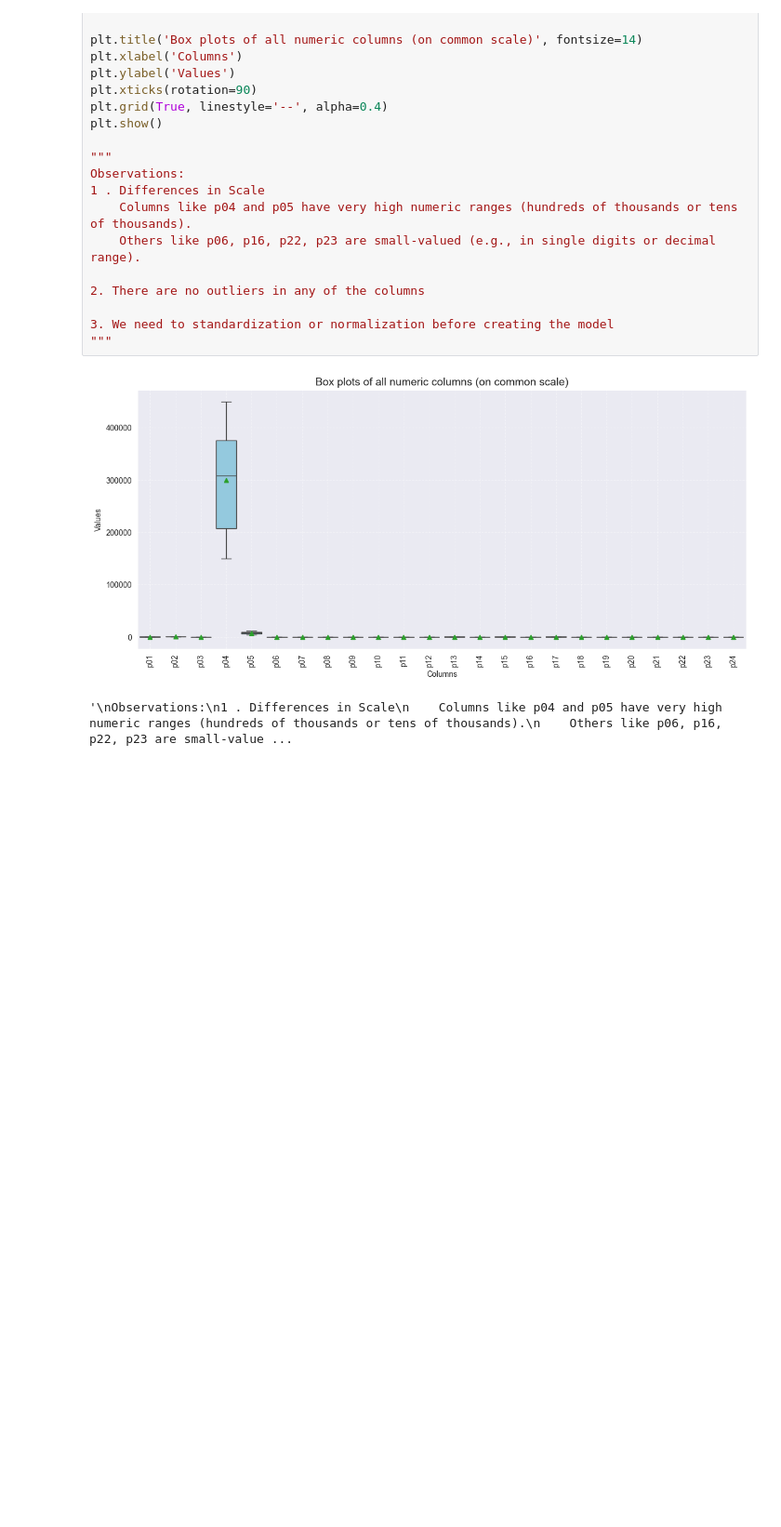
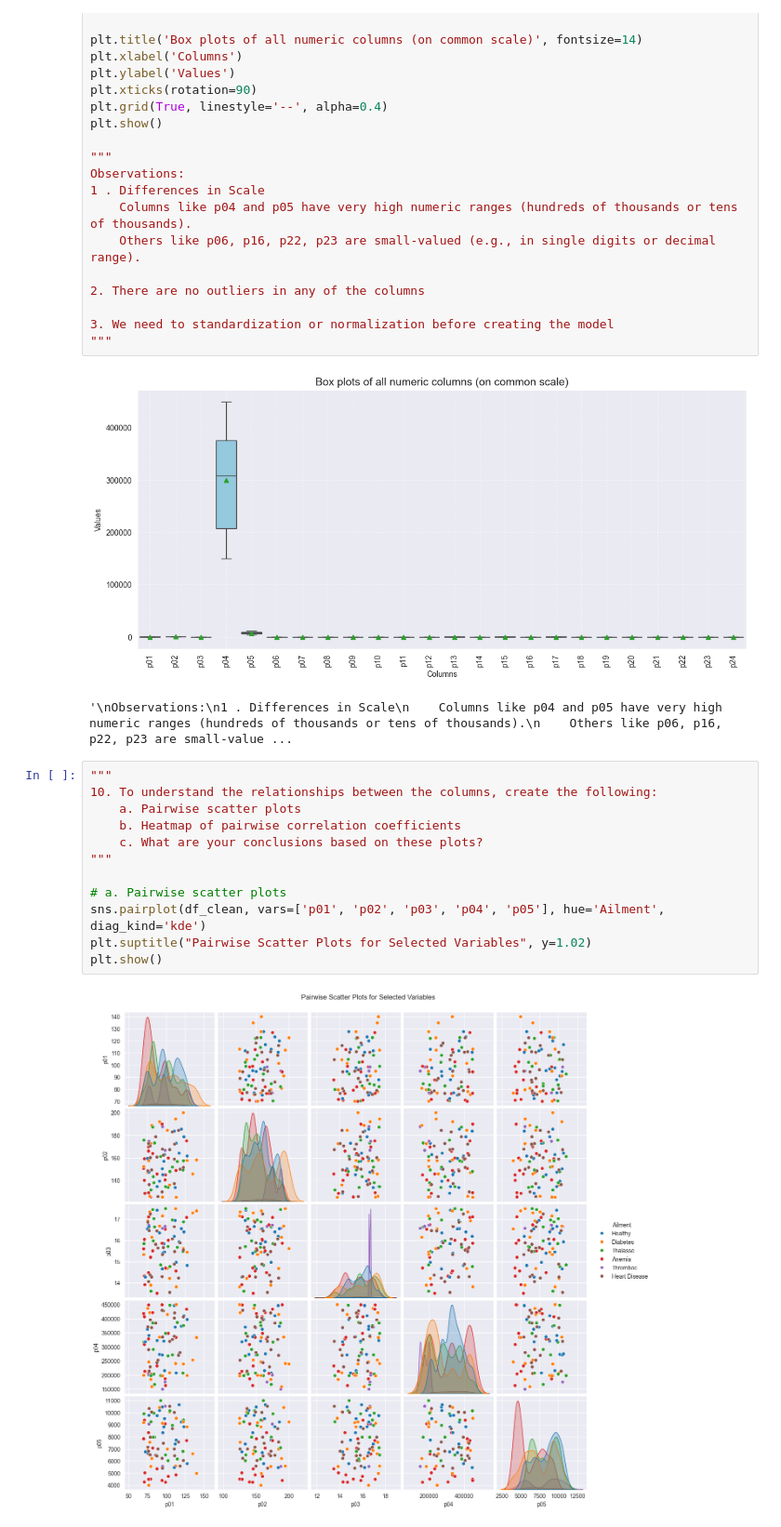
Before and after one commit to swapnilk0607/pml, a Jupyter notebook: content/swapnilkatale/Ex-7-EDA/eda_solution.ipynb, the cells around one changed output. Shown at 93% size. Cells and saved outputs as stored; diff of their text form; blank space fills up the shorter version.

```diff
--- a/content/swapnilkatale/Ex-7-EDA/eda_solution.ipynb
+++ b/content/swapnilkatale/Ex-7-EDA/eda_solution.ipynb
@@ -288,3 +297,17 @@ Observations:
 # %% [output]
 [figure]
 '\nObservations:\n1 . Differences in Scale\n    Columns like p04 and p05 have very high numeric ranges (hundreds of thousands or tens of thousands).\n    Others like p06, p16, p22, p23 are small-value ...
+# %%
+"""
+10. To understand the relationships between the columns, create the following:
+    a. Pairwise scatter plots
+    b. Heatmap of pairwise correlation coefficients
+    c. What are your conclusions based on these plots?
+"""
+
+# a. Pairwise scatter plots
+sns.pairplot(df_clean, vars=['p01', 'p02', 'p03', 'p04', 'p05'], hue='Ailment', diag_kind='kde')
+plt.suptitle("Pairwise Scatter Plots for Selected Variables", y=1.02)
+plt.show()
+# %% [output]
+[figure, added]
```
Also changed, not shown: parts of 1 cell of this notebook.
